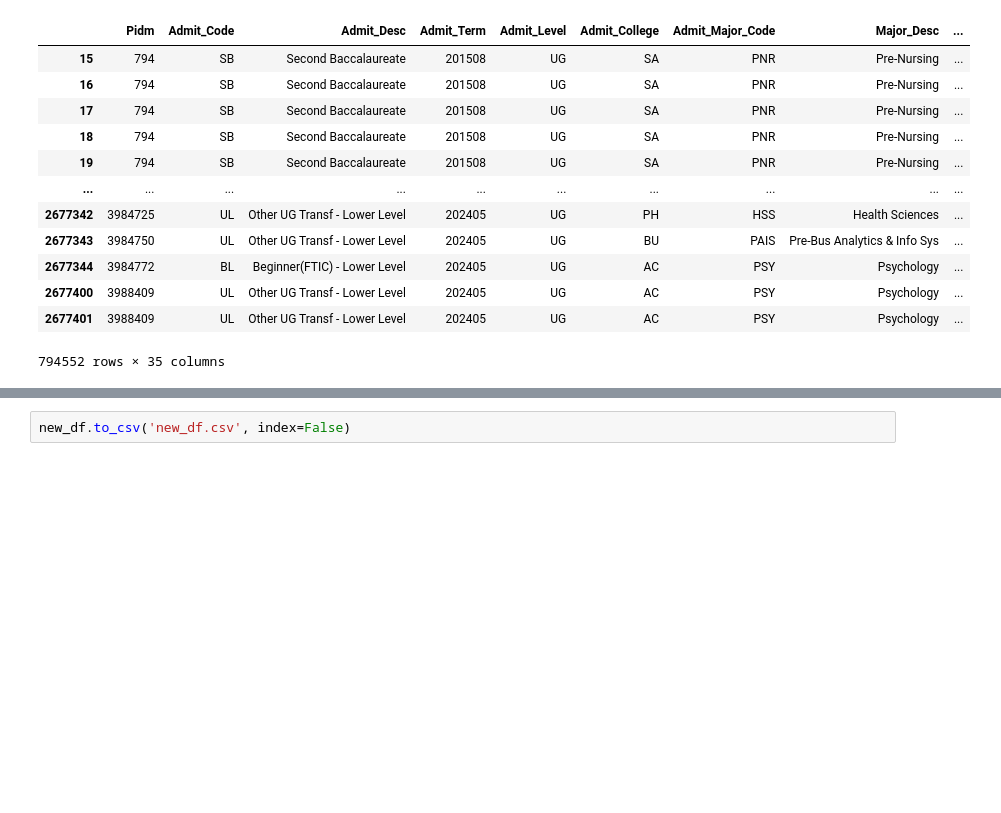
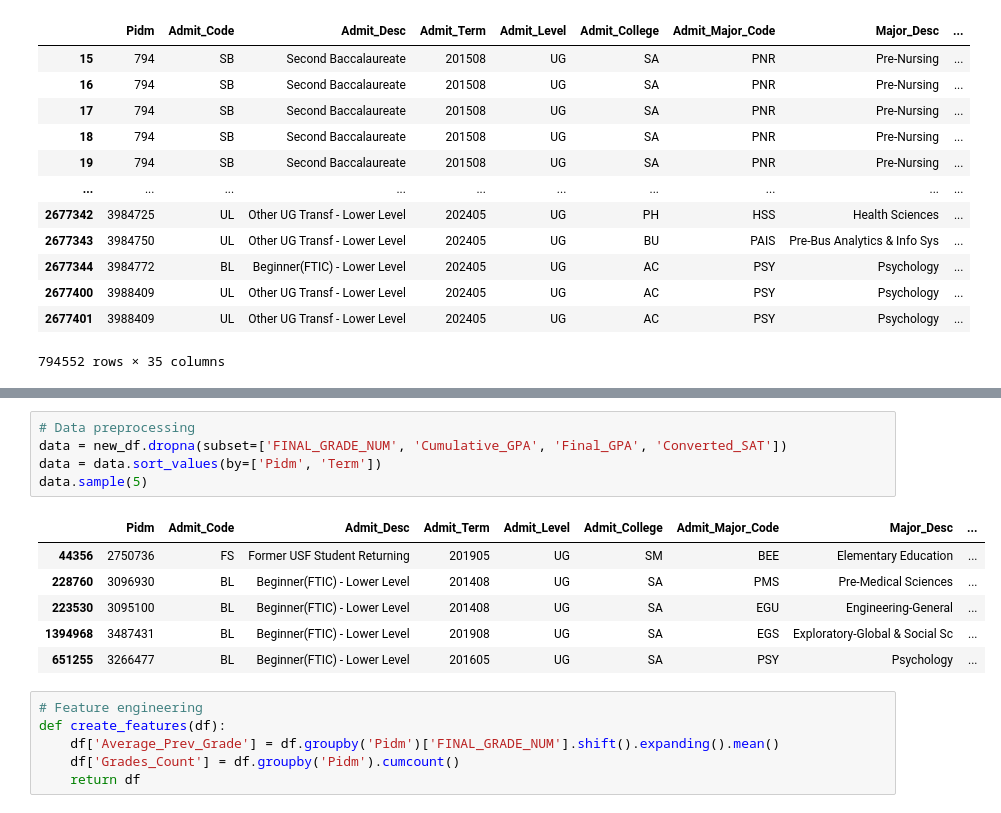
Before and after one commit to ArtKrutsko/CIS4915, a Jupyter notebook: data-licato.ipynb, the cells around one changed output, grey strips where cells are left out. Drawn from its saved outputs; the diff is of its cells as text; blank space fills up the shorter version.

```diff
--- a/data-licato.ipynb
+++ b/data-licato.ipynb
@@ -317,2 +317,18 @@ new_df.sample(5)
-# %%
-new_df.to_csv('new_df.csv', index=False)
+# %%
+# Data preprocessing
+data = new_df.dropna(subset=['FINAL_GRADE_NUM', 'Cumulative_GPA', 'Final_GPA', 'Converted_SAT'])
+data = data.sort_values(by=['Pidm', 'Term'])
+data.sample(5)
+# %% [output]
+|  | Pidm | Admit_Code | Admit_Desc | Admit_Term | Admit_Level | Admit_College | Admit_Major_Code | Major_Desc | ... |
+| 44356 | 2750736 | FS | Former USF Student Returning | 201905 | UG | SM | BEE | Elementary Education | ... |
+| 228760 | 3096930 | BL | Beginner(FTIC) - Lower Level | 201408 | UG | SA | PMS | Pre-Medical Sciences | ... |
+| 223530 | 3095100 | BL | Beginner(FTIC) - Lower Level | 201408 | UG | SA | EGU | Engineering-General | ... |
+| 1394968 | 3487431 | BL | Beginner(FTIC) - Lower Level | 201908 | UG | SA | EGS | Exploratory-Global & Social Sc | ... |
+| 651255 | 3266477 | BL | Beginner(FTIC) - Lower Level | 201605 | UG | SA | PSY | Psychology | ... |
+# %%
+# Feature engineering
+def create_features(df):
+    df['Average_Prev_Grade'] = df.groupby('Pidm')['FINAL_GRADE_NUM'].shift().expanding().mean()
+    df['Grades_Count'] = df.groupby('Pidm').cumcount()
+    return df
```
Also changed, not shown: parts of 12 cells of this notebook.
